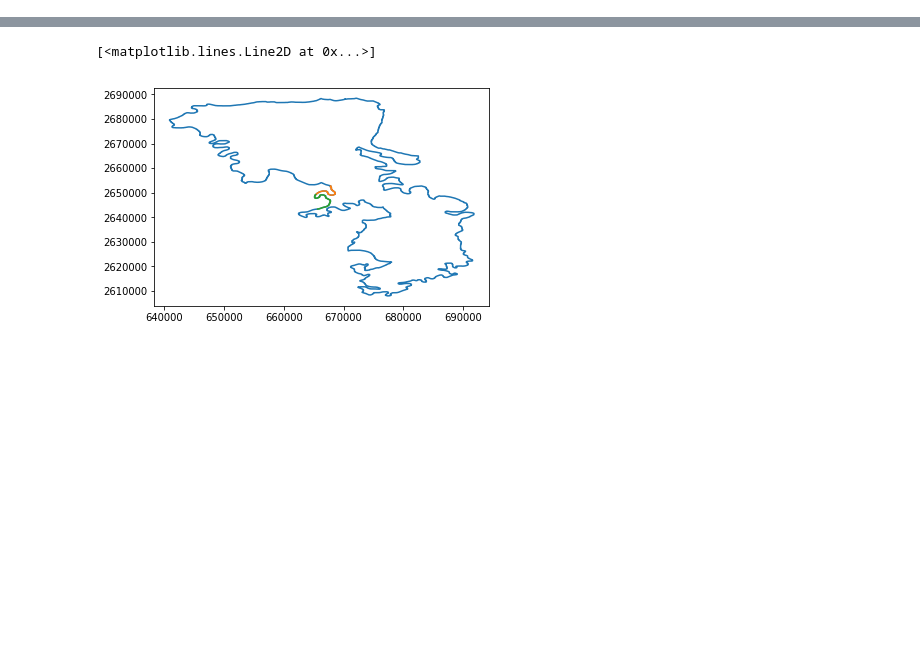
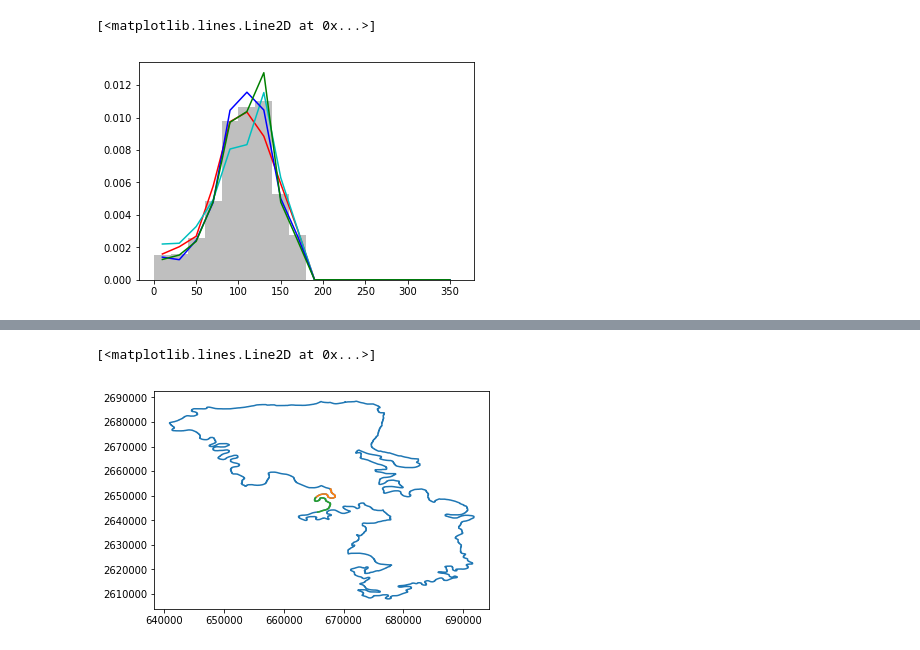
Before and after one commit to mperignon/delta_metrics, a Jupyter notebook: island_metrics.ipynb, the cells around one changed output, grey strips where cells are left out. Saved outputs shown, nothing was run; the diff lists cells and outputs as text; code cells hidden in the pictures; blank space fills up the shorter version.

```diff
--- a/island_metrics.ipynb
+++ b/island_metrics.ipynb
@@ -1172,0 +1735,21 @@ create_shapefile_from_shapely_multi(shp_islands,
+# %%
+dbin = 20
+nbins = np.arange(0,360 + dbin,dbin)
+
+q_vals = []
+
+for i in range(4):
+    vals, bins = np.histogram(flat_c_anglesZ1[i], bins = nbins, normed = True);
+    q_vals.append(vals)
+
+q_bins = bins
+
+plt.figure()
+plt.hist(flat_c_angles1, bins = nbins, normed = True, fc = '0.75')
+plt.plot(bins[:-1] + dbin/2., q_vals[0], 'r')
+plt.plot(bins[:-1] + dbin/2., q_vals[1], 'c')
+plt.plot(bins[:-1] + dbin/2., q_vals[2], 'b')
+plt.plot(bins[:-1] + dbin/2., q_vals[3], 'g')
+# %% [output]
+[<matplotlib.lines.Line2D at 0x...>]
+[figure, added]
```
Also changed, not shown: parts of 59 cells of this notebook, 1 other file.
